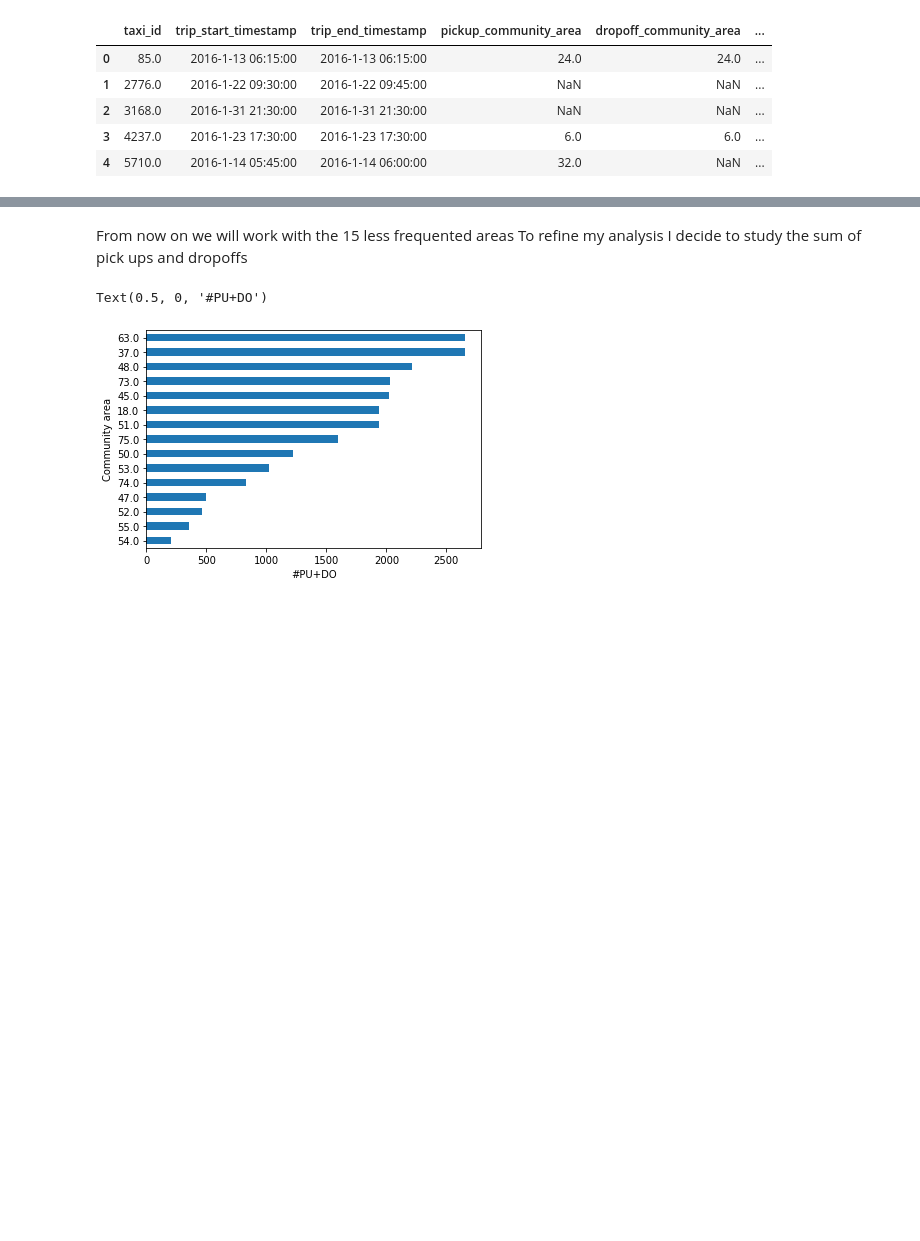
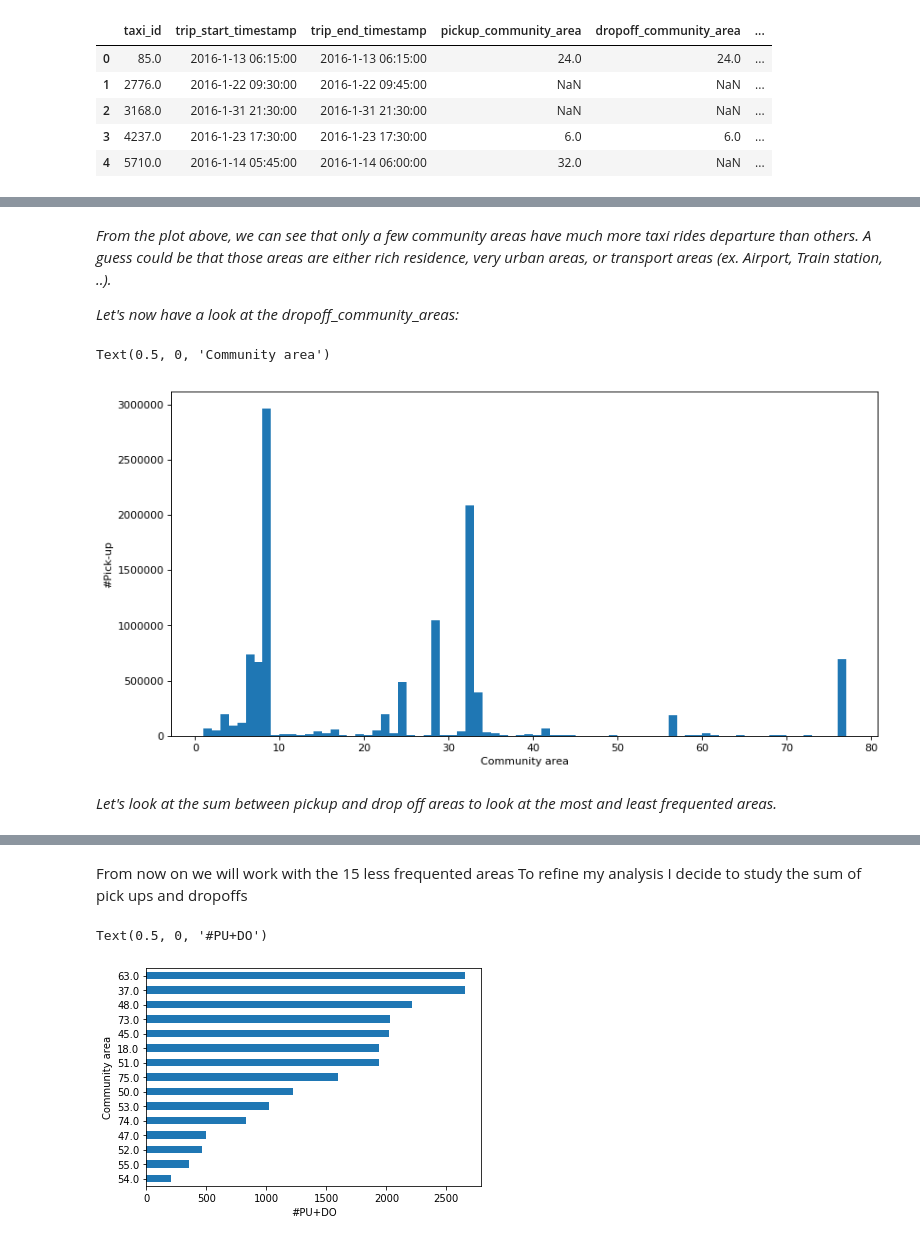
Before and after one commit to pierreschutz/ADA_Project, a Jupyter notebook: taxi_rides.ipynb, the cells around one changed output, grey strips where cells are left out. Cells and saved outputs as stored; diff of their text form; code cells hidden in the pictures; blank space fills up the shorter version.

```diff
--- a/taxi_rides.ipynb
+++ b/taxi_rides.ipynb
@@ -191,0 +249,15 @@ Float64Index([ 8.0, 32.0, 28.0,  6.0,  7.0, 24.0, 76.0, 33.0,  3.0, 22.0, 56.0,
+# %% [markdown]
+_From the plot above, we can see that only a few community areas have much more taxi rides departure than others. A guess could be that those areas are either rich residence, very urban areas, or transport areas (ex. Airport, Train station, ..)._
+
+
+_Let's now have a look at the dropoff_\__community_\__areas:_
+# %%
+plt.figure(figsize=(12, 6), dpi = 80)
+ax, _, _ = plt.hist(taxi_rides["dropoff_community_area"], bins = community_area_range)
+plt.ylabel('#Pick-up')
+plt.xlabel('Community area')
+# %% [output]
+Text(0.5, 0, 'Community area')
+[figure, added]
+# %% [markdown]
+_Let's look at the sum between pickup and drop off areas to look at the most and least frequented areas._
```
Also changed, not shown: parts of 66 cells of this notebook, 5 other files.
